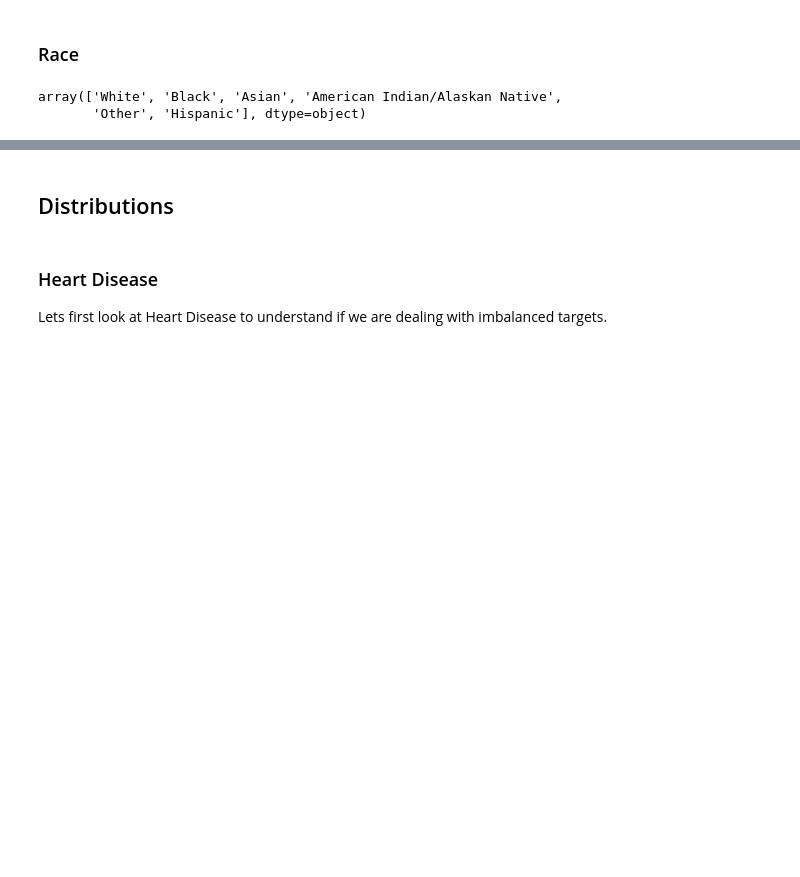
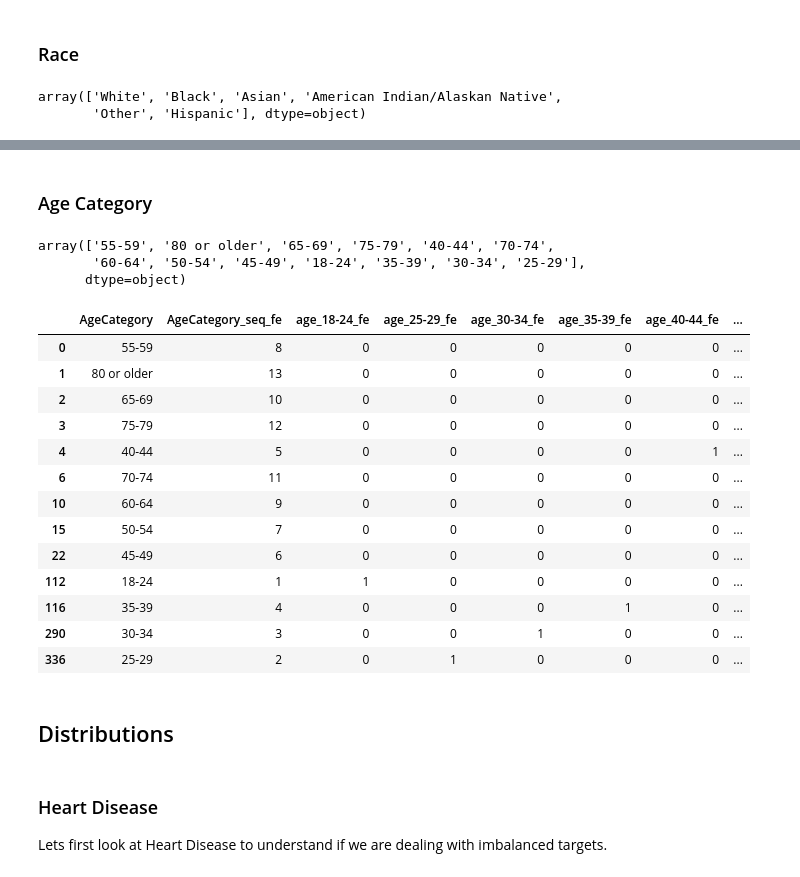
Before and after one commit to Portugapt/AAA-Explainability, a Jupyter notebook: source/1_preprocessing/1_heart-preprocess.ipynb, the cells around one changed output, grey strips where cells are left out. Saved outputs shown, nothing was run; the diff lists cells and outputs as text; code cells hidden in the pictures; blank space fills up the shorter version.

```diff
--- a/source/1_preprocessing/1_heart-preprocess.ipynb
+++ b/source/1_preprocessing/1_heart-preprocess.ipynb
@@ -246,0 +248,2 @@ dfHeart_v1.drop(columns=['Race'])
+# %%
+dfHeart_v1 = dfHeart_v1.drop(columns=['Race'])
@@ -246,0 +270,8 @@ dfHeart_v1.drop(columns=['Race'])
+# %% [markdown]
+### Age Category
+# %%
+dfHeart_v1.AgeCategory.unique()
+# %% [output]
+array(['55-59', '80 or older', '65-69', '75-79', '40-44', '70-74',
+       '60-64', '50-54', '45-49', '18-24', '35-39', '30-34', '25-29'],
+      dtype=object)
@@ -246,0 +291,18 @@ dfHeart_v1.drop(columns=['Race'])
+# %%
+dfHeart_v1[['AgeCategory','AgeCategory_seq_fe', 'age_18-24_fe','age_25-29_fe', 'age_30-34_fe', 'age_35-39_fe', 'age_40-44_fe', 'age_45-49_fe',
+            'age_50-54_fe', 'age_55-59_fe', 'age_60-64_fe', 'age_65-69_fe', 'age_70-74_fe', 'age_75-79_fe', 'age_80orolder_fe']].drop_duplicates()
+# %% [output]
+|  | AgeCategory | AgeCategory_seq_fe | age_18-24_fe | age_25-29_fe | age_30-34_fe | age_35-39_fe | age_40-44_fe | ... |
+| 0 | 55-59 | 8 | 0 | 0 | 0 | 0 | 0 | ... |
+| 1 | 80 or older | 13 | 0 | 0 | 0 | 0 | 0 | ... |
+| 2 | 65-69 | 10 | 0 | 0 | 0 | 0 | 0 | ... |
+| 3 | 75-79 | 12 | 0 | 0 | 0 | 0 | 0 | ... |
+| 4 | 40-44 | 5 | 0 | 0 | 0 | 0 | 1 | ... |
+| 6 | 70-74 | 11 | 0 | 0 | 0 | 0 | 0 | ... |
+| 10 | 60-64 | 9 | 0 | 0 | 0 | 0 | 0 | ... |
+| 15 | 50-54 | 7 | 0 | 0 | 0 | 0 | 0 | ... |
+| 22 | 45-49 | 6 | 0 | 0 | 0 | 0 | 0 | ... |
+| 112 | 18-24 | 1 | 1 | 0 | 0 | 0 | 0 | ... |
+| 116 | 35-39 | 4 | 0 | 0 | 0 | 1 | 0 | ... |
+| 290 | 30-34 | 3 | 0 | 0 | 1 | 0 | 0 | ... |
+| 336 | 25-29 | 2 | 0 | 1 | 0 | 0 | 0 | ... |
```
Also changed, not shown: parts of 24 cells of this notebook, 6 other files.
